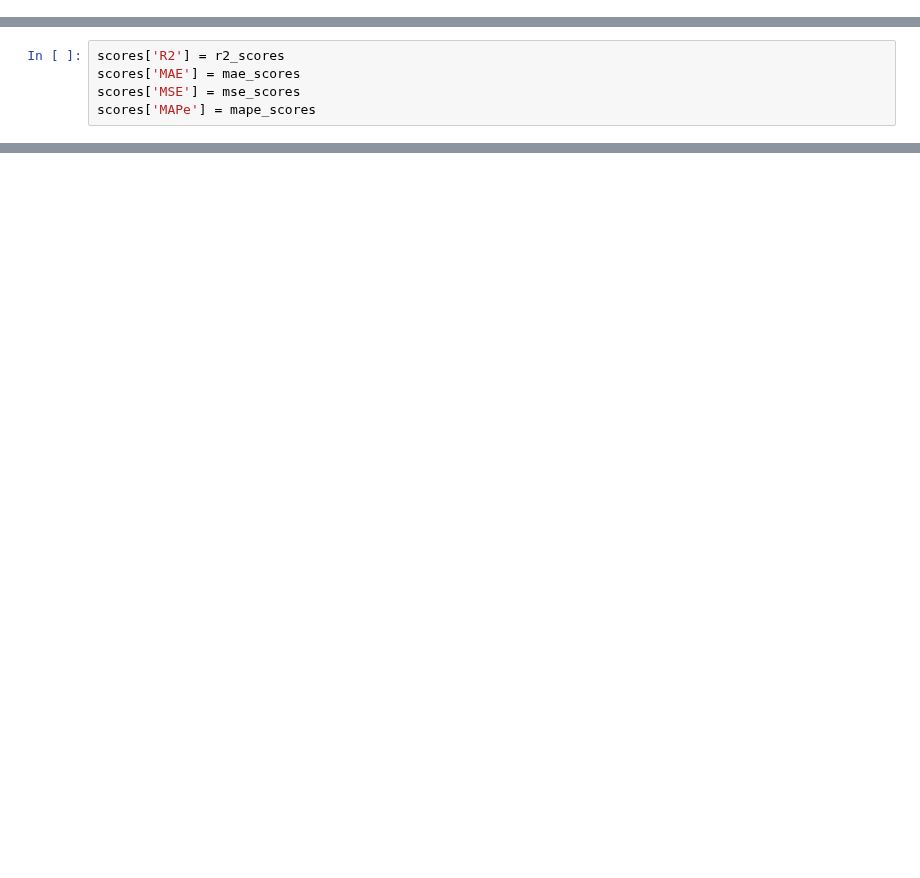
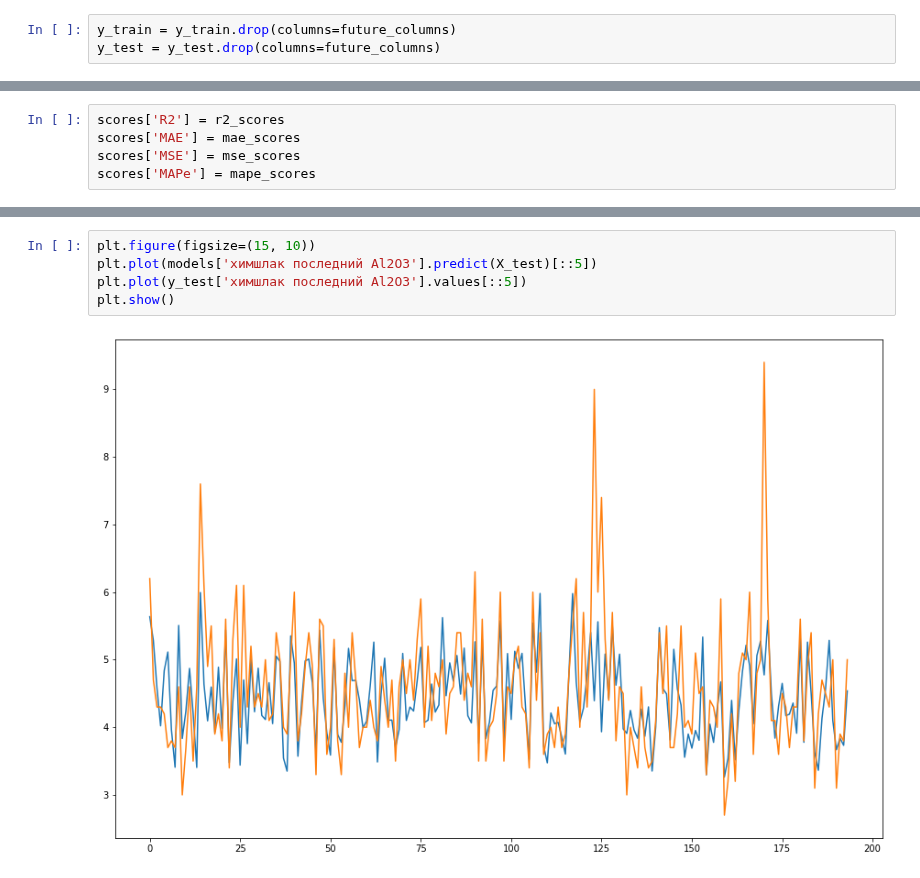
Before and after one commit to OnlyOneUseAcc/Evraz-SCC-prediction, a Jupyter notebook: src/qual/GBR.ipynb, the cells around one changed output, grey strips where cells are left out. Saved outputs shown, nothing was run; the diff lists cells and outputs as text; blank space fills up the shorter version.

Commit message:
predict future

```diff
--- a/src/qual/GBR.ipynb
+++ b/src/qual/GBR.ipynb
@@ -15,3 +81,6 @@ target_columns = y_train.columns
+# %%
+y_train = y_train.drop(columns=future_columns)
+y_test = y_test.drop(columns=future_columns)
 # %%
 models = {}
 for target in target_columns:
@@ -50,0 +181,7 @@ scores
+# %%
+plt.figure(figsize=(15, 10))
+plt.plot(models['химшлак последний Al2O3'].predict(X_test)[::5])
+plt.plot(y_test['химшлак последний Al2O3'].values[::5])
+plt.show()
+# %% [output]
+[figure, added]
```
Also changed, not shown: parts of 14 cells of this notebook, 6 other files.
